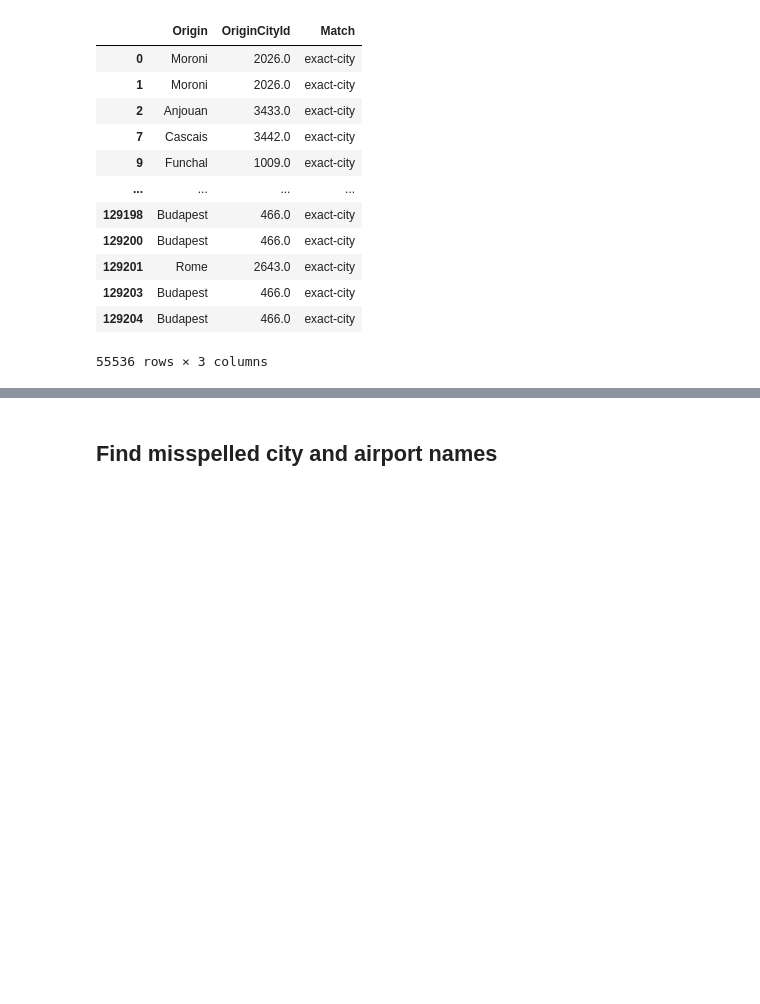
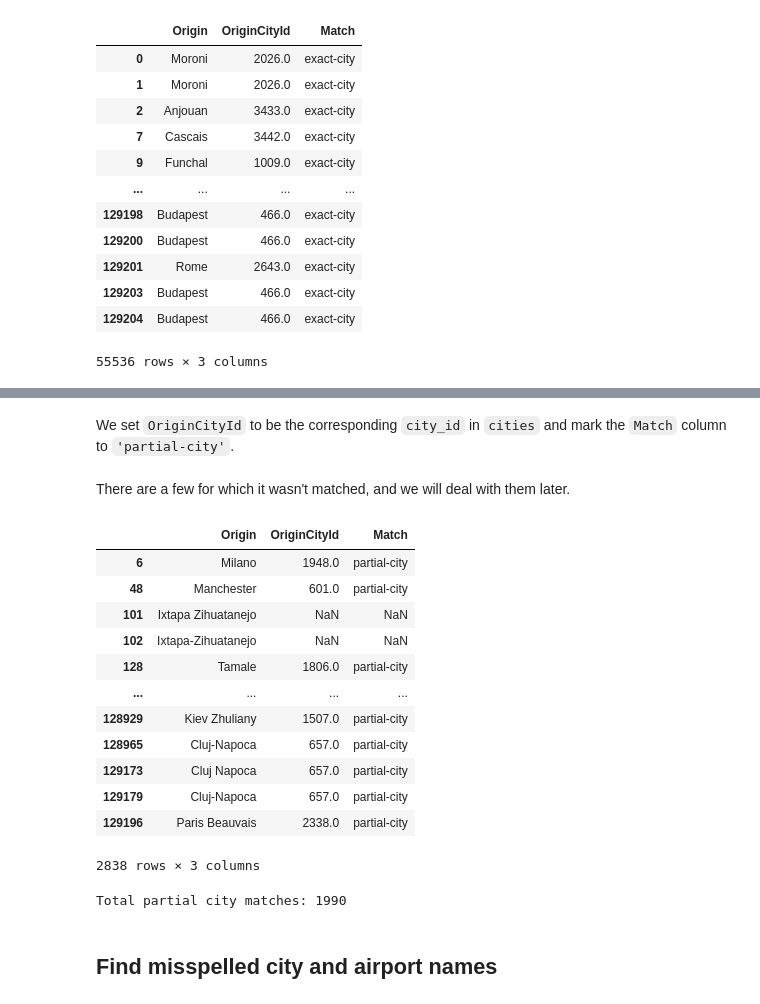
Before and after one commit to paulabondoc/airline-ratings-data-project, a Jupyter notebook: Script1 - Data_cleaning.ipynb, the cells around one changed output, grey strips where cells are left out. Saved outputs shown, nothing was run; the diff lists cells and outputs as text; code cells hidden in the pictures; blank space fills up the shorter version.

Commit message:
Find partial city matches

```diff
--- a/Script1 - Data_cleaning.ipynb
+++ b/Script1 - Data_cleaning.ipynb
@@ -1333,0 +1319,11 @@ dataset_with_origin_city.loc[city_exact_index, ['Origin', 'OriginCityId', 'Match
+# %%
+city_partial_index = dataset_with_origin_city[
+    (dataset_with_origin_city['Origin'].str.contains(unambiguous_cities_regex, case=False)) &
+    (dataset_with_origin_city['Origin'].str.fullmatch(unambiguous_cities_regex, case=False) == False)
+    ].index
+
+# Drop the indices of matches found previously so that we don't make changes to those
+city_partial_index = city_partial_index.drop(airport_code_partial_index, errors='ignore')
+city_partial_index = city_partial_index.drop(airport_name_partial_index, errors='ignore')
+
+print("Number of partial city matches:", len(city_partial_index))
@@ -1333,0 +1337,16 @@ dataset_with_origin_city.loc[city_exact_index, ['Origin', 'OriginCityId', 'Match
+# %%
+partial_city_list_list = dataset_with_origin_city.loc[city_partial_index, 'Origin'].str.findall(unambiguous_cities_regex).drop_duplicates().to_list()
+partial_city_list = [name[0] for name in partial_city_list_list if len(name) == 1]
+#partial_city_list
+# %% [markdown]
+We set `OriginCityId` to be the corresponding `city_id` in `cities` and mark the `Match` column to `'partial-city'`.
+# %%
+for city in partial_city_list:
+    # Index of all entries whose Origin is an partial match of an unambiguous city
+    matching_index = dataset_with_origin_city.loc[city_partial_index, 'Origin'][dataset_with_origin_city.loc[city_partial_index, 'Origin'].str.contains(city, case=False)].index
+    city_id = cities.loc[cities['city'].str.fullmatch(city, case=False)]['city_id'].values[0]
+
+    dataset_with_origin_city.loc[matching_index, 'OriginCityId'] = city_id
+    dataset_with_origin_city.loc[matching_index, 'Match'] = 'partial-city'
+# %% [markdown]
+There are a few for which it wasn't matched, and we will deal with them later.
@@ -1334,2 +1357,22 @@ dataset_with_origin_city.loc[city_exact_index, ['Origin', 'OriginCityId', 'Match
+# %%
+dataset_with_origin_city.loc[city_partial_index, ['Origin', 'OriginCityId', 'Match']]
+# %% [output]
+|  | Origin | OriginCityId | Match |
+| 6 | Milano | 1948.0 | partial-city |
+| 48 | Manchester | 601.0 | partial-city |
+| 101 | Ixtapa Zihuatanejo | NaN | NaN |
+| 102 | Ixtapa-Zihuatanejo | NaN | NaN |
+| 128 | Tamale | 1806.0 | partial-city |
+| ... | ... | ... | ... |
+| 128929 | Kiev Zhuliany | 1507.0 | partial-city |
+| 128965 | Cluj-Napoca | 657.0 | partial-city |
+| 129173 | Cluj Napoca | 657.0 | partial-city |
+| 129179 | Cluj-Napoca | 657.0 | partial-city |
+| 129196 | Paris Beauvais | 2338.0 | partial-city |
+2838 rows × 3 columns
+# %%
+print("Total partial city matches:", dataset_with_origin_city.loc[dataset_with_origin_city['Match'] == 'partial-city'].shape[0])
+# %% [output]
+Total partial city matches: 1990
 # %% [markdown]
 ## Find misspelled city and airport names
```
Also changed, not shown: parts of 8 cells of this notebook.
